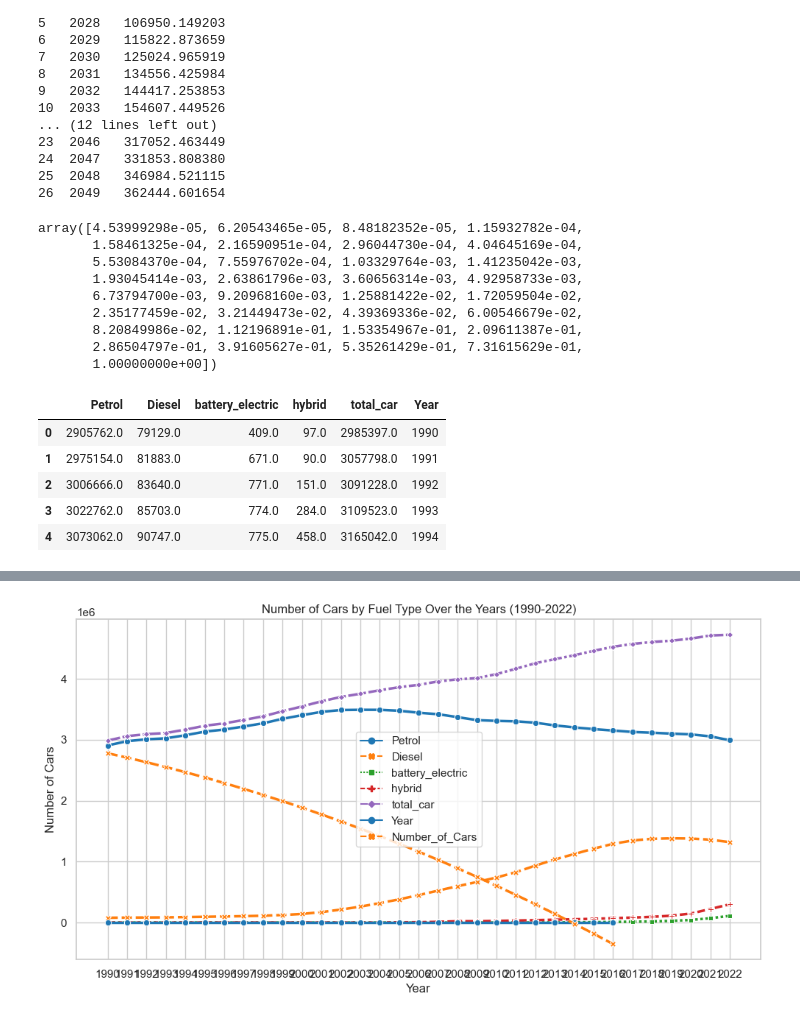
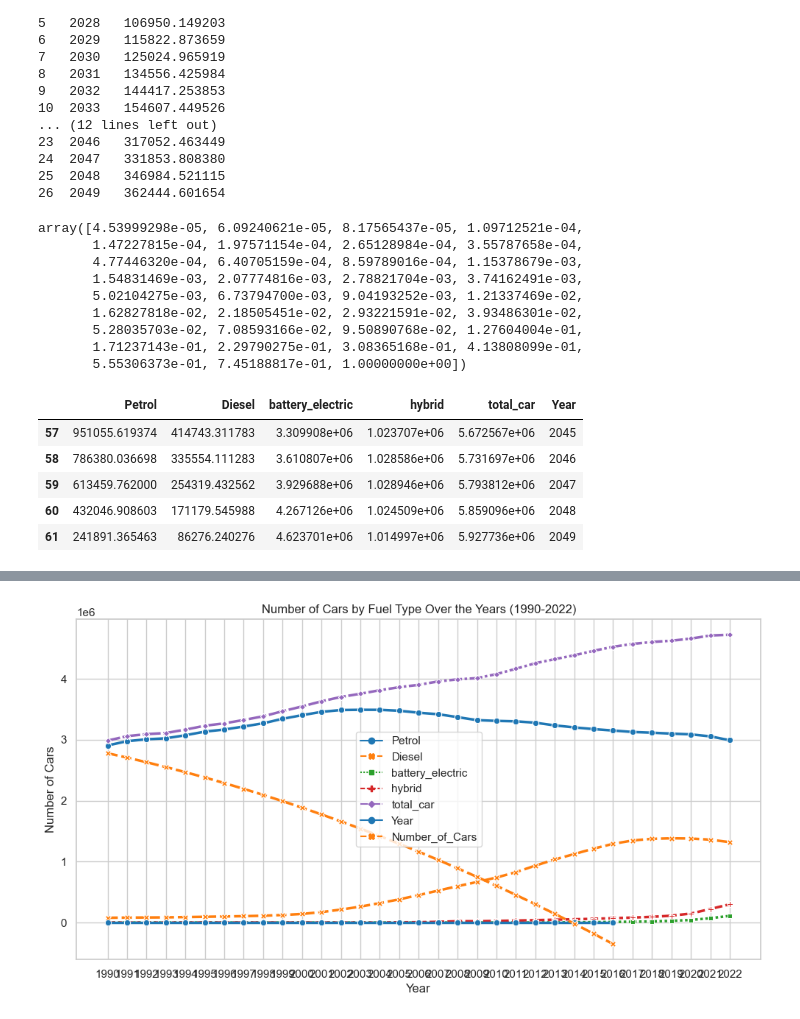
Before and after one commit to yanis-trn/EnergyNow2.0, a Jupyter notebook: EV-modeling.ipynb, the cells around one changed output, grey strips where cells are left out. Drawn from its saved outputs; the diff is of its cells as text; code cells hidden in the pictures.

```diff
--- a/EV-modeling.ipynb
+++ b/EV-modeling.ipynb
@@ -93,4 +100,9 @@ plot_evolution(data_ev)
 ## Need to define the constraints of the polynomial regression model
 
 intercept_year = 2050
-intercept_value = {"Petrol": 100000, "Diesel": 0, "hybrid": 1e6, "battery_electric": 5e6, "total_car": 6e6}
+Petrol_2050 = 0
+Diesel_2050 = 0
+hybrid_2050 = 1e6
+battery_electric_2050 = 5e6
+total_car_2050 = Petrol_2050 + Diesel_2050 + hybrid_2050 + battery_electric_2050
+intercept_value = pd.DataFrame({"Year": intercept_year, "Petrol": Petrol_2050, "Diesel": Diesel_2050, "hybrid": hybrid_2050, "battery_electric": battery_electric_2050, "total_car": total_car_2050}, index=[0])
@@ -102,0 +118,2 @@ historical_data = historical_data.append({'Year': intercept_year, 'Number of Ele
+# %%
+data_ev = pd.concat([data_ev, intercept_value], ignore_index=True)
@@ -104,3 +130,33 @@ historical_data = historical_data.append({'Year': intercept_year, 'Number of Ele
 int(data_ev["Year"].max())
 # %% [output]
 2022
+# %%
+degree = 10  # You can change this to a higher degree if needed
+
+# Put more weight on the last years (where we observe greater changes)
+weights = np.exp(np.linspace(-10, 0, len(data_ev)))
+
+data_ev_forecast = pd.DataFrame({'Year': list(range(2023, 2050))})
+
+# Create a loop to perform polynomial regression for each column
+for col in data_ev.columns:
+    if col == 'Year':
+        continue  # Skip the 'Year' column
+
+    # Create polynomial features
+    poly = PolynomialFeatures(degree=degree)
+    X_poly = poly.fit_transform(data_ev[['Year']])
+
+    # Create a linear regression model
+    model = LinearRegression()
+
+    # Fit the model to the polynomial features for the current column
+    model.fit(X_poly, data_ev[col], sample_weight=weights)
+
+    # Forecast future values for each year from 2024 to 2050
+    years_forecast = list(range(2023, 2050))
+    future_years_poly = poly.transform(np.array(years_forecast).reshape(-1, 1))
+    predictions = model.predict(future_years_poly)
+
+    # Create a new column with the predicted values and add it to the DataFrame
+    data_ev_forecast[col] = predictions
@@ -179,22 +244,23 @@ print(forecast_data)
 # %%
 weights
 # %% [output]
-array([4.53999298e-05, 6.20543465e-05, 8.48182352e-05, 1.15932782e-04,
-       1.58461325e-04, 2.16590951e-04, 2.96044730e-04, 4.04645169e-04,
-       5.53084370e-04, 7.55976702e-04, 1.03329764e-03, 1.41235042e-03,
-       1.93045414e-03, 2.63861796e-03, 3.60656314e-03, 4.92958733e-03,
-       6.73794700e-03, 9.20968160e-03, 1.25881422e-02, 1.72059504e-02,
-       2.35177459e-02, 3.21449473e-02, 4.39369336e-02, 6.00546679e-02,
-       8.20849986e-02, 1.12196891e-01, 1.53354967e-01, 2.09611387e-01,
-       2.86504797e-01, 3.91605627e-01, 5.35261429e-01, 7.31615629e-01,
-       1.00000000e+00])
+array([4.53999298e-05, 6.09240621e-05, 8.17565437e-05, 1.09712521e-04,
+       1.47227815e-04, 1.97571154e-04, 2.65128984e-04, 3.55787658e-04,
+       4.77446320e-04, 6.40705159e-04, 8.59789016e-04, 1.15378679e-03,
+       1.54831469e-03, 2.07774816e-03, 2.78821704e-03, 3.74162491e-03,
+       5.02104275e-03, 6.73794700e-03, 9.04193252e-03, 1.21337469e-02,
+       1.62827818e-02, 2.18505451e-02, 2.93221591e-02, 3.93486301e-02,
+       5.28035703e-02, 7.08593166e-02, 9.50890768e-02, 1.27604004e-01,
+       1.71237143e-01, 2.29790275e-01, 3.08365168e-01, 4.13808099e-01,
+       5.55306373e-01, 7.45188817e-01, 1.00000000e+00])
 # %%
 concatenated_data_ev = pd.concat([data_ev, data_ev_forecast], ignore_index=True)
-concatenated_data_ev.head()
+concatenated_data_ev = concatenated_data_ev.astype({'Year': str})
+concatenated_data_ev.tail()
 # %% [output]
 |  | Petrol | Diesel | battery_electric | hybrid | total_car | Year |
-| 0 | 2905762.0 | 79129.0 | 409.0 | 97.0 | 2985397.0 | 1990 |
-| 1 | 2975154.0 | 81883.0 | 671.0 | 90.0 | 3057798.0 | 1991 |
-| 2 | 3006666.0 | 83640.0 | 771.0 | 151.0 | 3091228.0 | 1992 |
-| 3 | 3022762.0 | 85703.0 | 774.0 | 284.0 | 3109523.0 | 1993 |
-| 4 | 3073062.0 | 90747.0 | 775.0 | 458.0 | 3165042.0 | 1994 |
+| 57 | 951055.619374 | 414743.311783 | 3.309908e+06 | 1.023707e+06 | 5.672567e+06 | 2045 |
+| 58 | 786380.036698 | 335554.111283 | 3.610807e+06 | 1.028586e+06 | 5.731697e+06 | 2046 |
+| 59 | 613459.762000 | 254319.432562 | 3.929688e+06 | 1.028946e+06 | 5.793812e+06 | 2047 |
+| 60 | 432046.908603 | 171179.545988 | 4.267126e+06 | 1.024509e+06 | 5.859096e+06 | 2048 |
+| 61 | 241891.365463 | 86276.240276 | 4.623701e+06 | 1.014997e+06 | 5.927736e+06 | 2049 |
```
Also changed, not shown: parts of 11 cells of this notebook.
